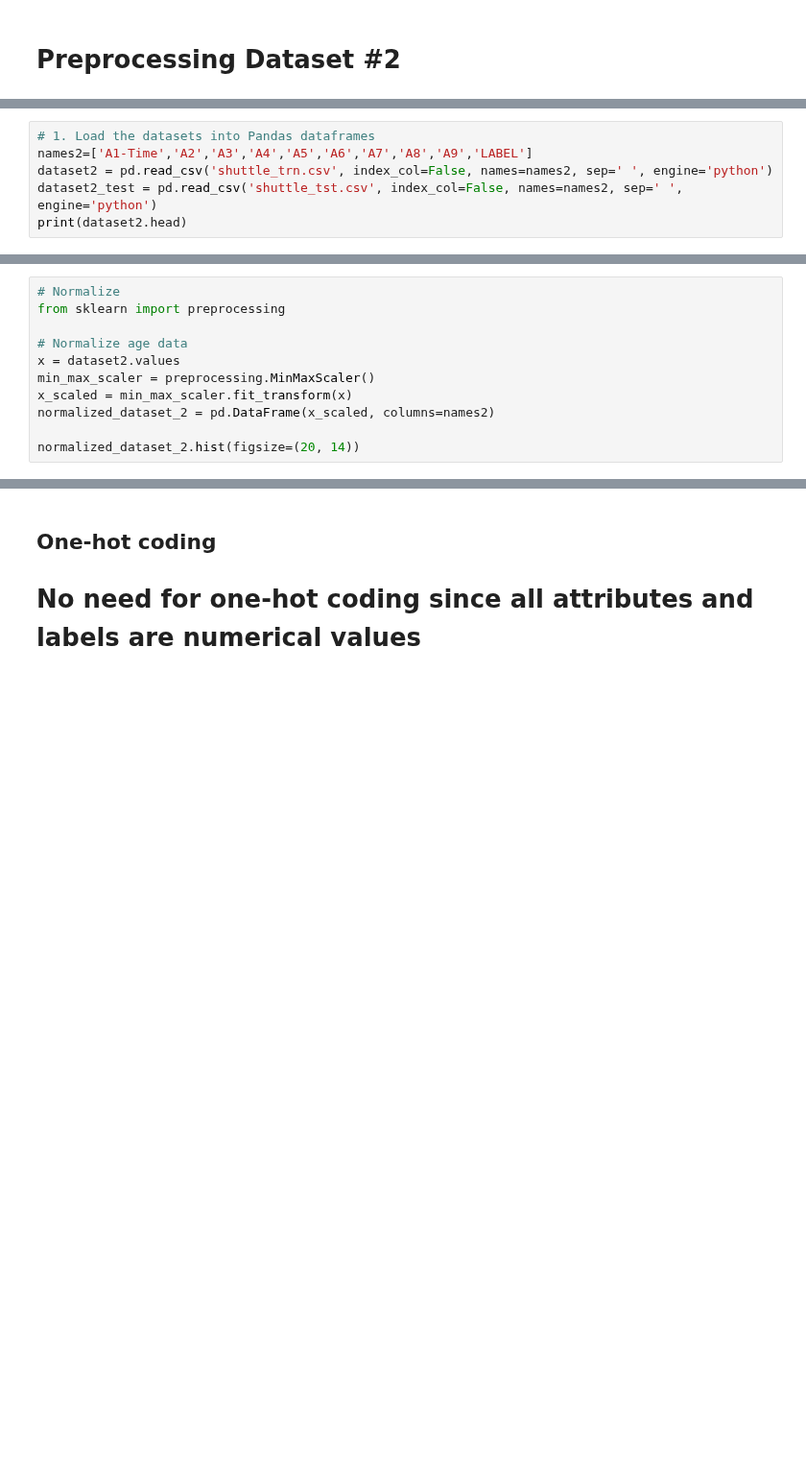
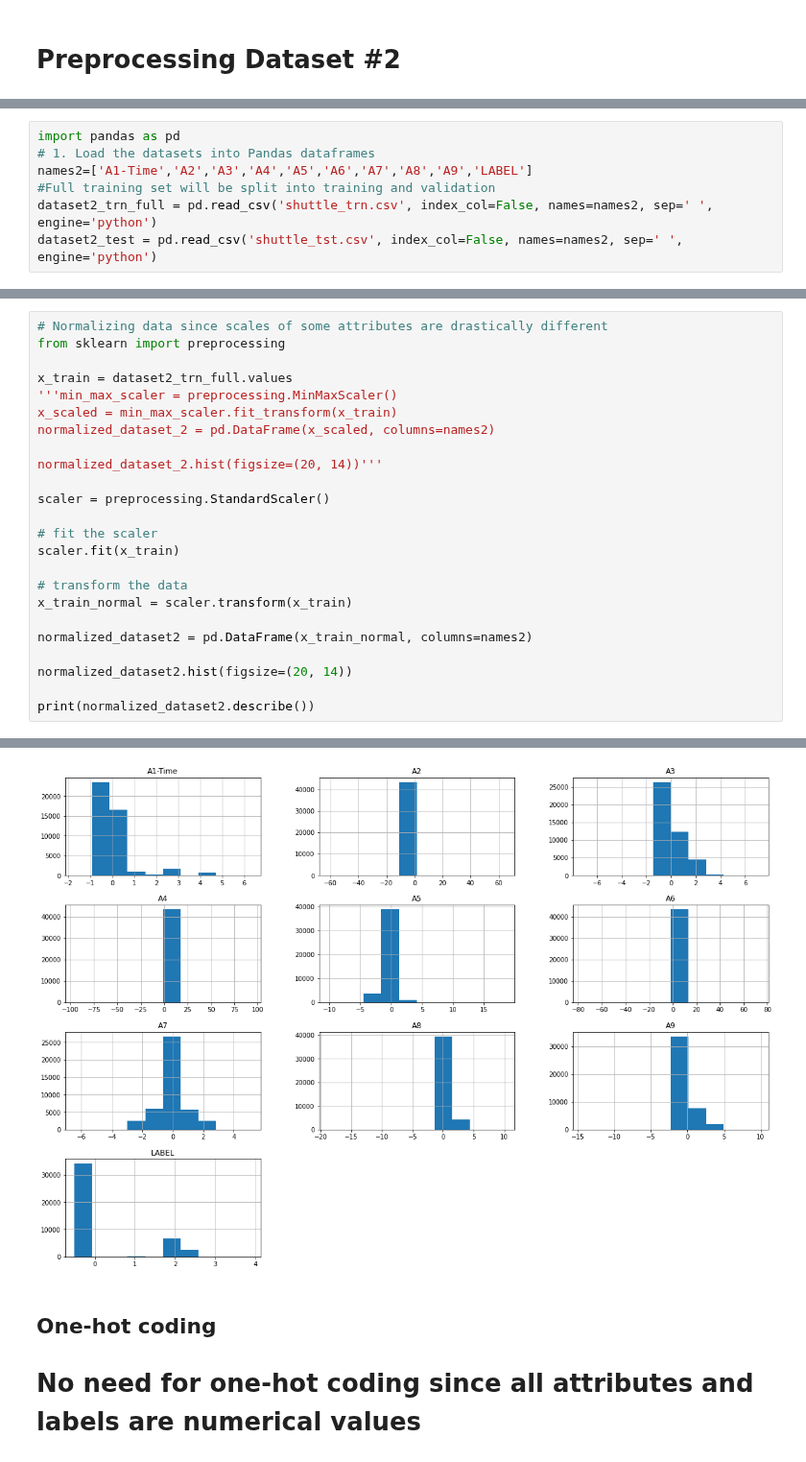
Before and after one commit to emmacona/COMP551-A1-KNN-and-Decision-tree-optimization, a Jupyter notebook: dataset-2.ipynb, the cells around one changed output, grey strips where cells are left out. Shown at 96% size. Drawn from its saved outputs; the diff is of its cells as text; blank space fills up the shorter version.

Commit message:
changed normalization function, added outlier removal code

```diff
--- a/dataset-2.ipynb
+++ b/dataset-2.ipynb
@@ -7,6 +5,7 @@ import pandas as pd
 # %%
+import pandas as pd
 # 1. Load the datasets into Pandas dataframes
 names2=['A1-Time','A2','A3','A4','A5','A6','A7','A8','A9','LABEL']
-dataset2 = pd.read_csv('shuttle_trn.csv', index_col=False, names=names2, sep=' ', engine='python')
+#Full training set will be split into training and validation
+dataset2_trn_full = pd.read_csv('shuttle_trn.csv', index_col=False, names=names2, sep=' ', engine='python')
 dataset2_test = pd.read_csv('shuttle_tst.csv', index_col=False, names=names2, sep=' ', engine='python')
-print(dataset2.head)
@@ -55,13 +57,26 @@ array([[<AxesSubplot:title={'center':'A1-Time'}>,
 [figure]
 # %%
-# Normalize
+# Normalizing data since scales of some attributes are drastically different
 from sklearn import preprocessing
 
-# Normalize age data
-x = dataset2.values
-min_max_scaler = preprocessing.MinMaxScaler()
-x_scaled = min_max_scaler.fit_transform(x)
+x_train = dataset2_trn_full.values
+'''min_max_scaler = preprocessing.MinMaxScaler()
+x_scaled = min_max_scaler.fit_transform(x_train)
 normalized_dataset_2 = pd.DataFrame(x_scaled, columns=names2)
 
-normalized_dataset_2.hist(figsize=(20, 14))
+normalized_dataset_2.hist(figsize=(20, 14))'''
+
+scaler = preprocessing.StandardScaler()
+
+# fit the scaler
+scaler.fit(x_train)
+
+# transform the data
+x_train_normal = scaler.transform(x_train)
+
+normalized_dataset2 = pd.DataFrame(x_train_normal, columns=names2)
+
+normalized_dataset2.hist(figsize=(20, 14))
+
+print(normalized_dataset2.describe())
 # %% [output]
@@ -69,3 +102,4 @@ ModuleNotFoundError: No module named 'sklearn'
+[figure, added]
 # %% [markdown]
 ## One-hot coding
 # No need for one-hot coding since all attributes and labels are numerical values
```
Also changed, not shown: parts of 8 cells of this notebook.
